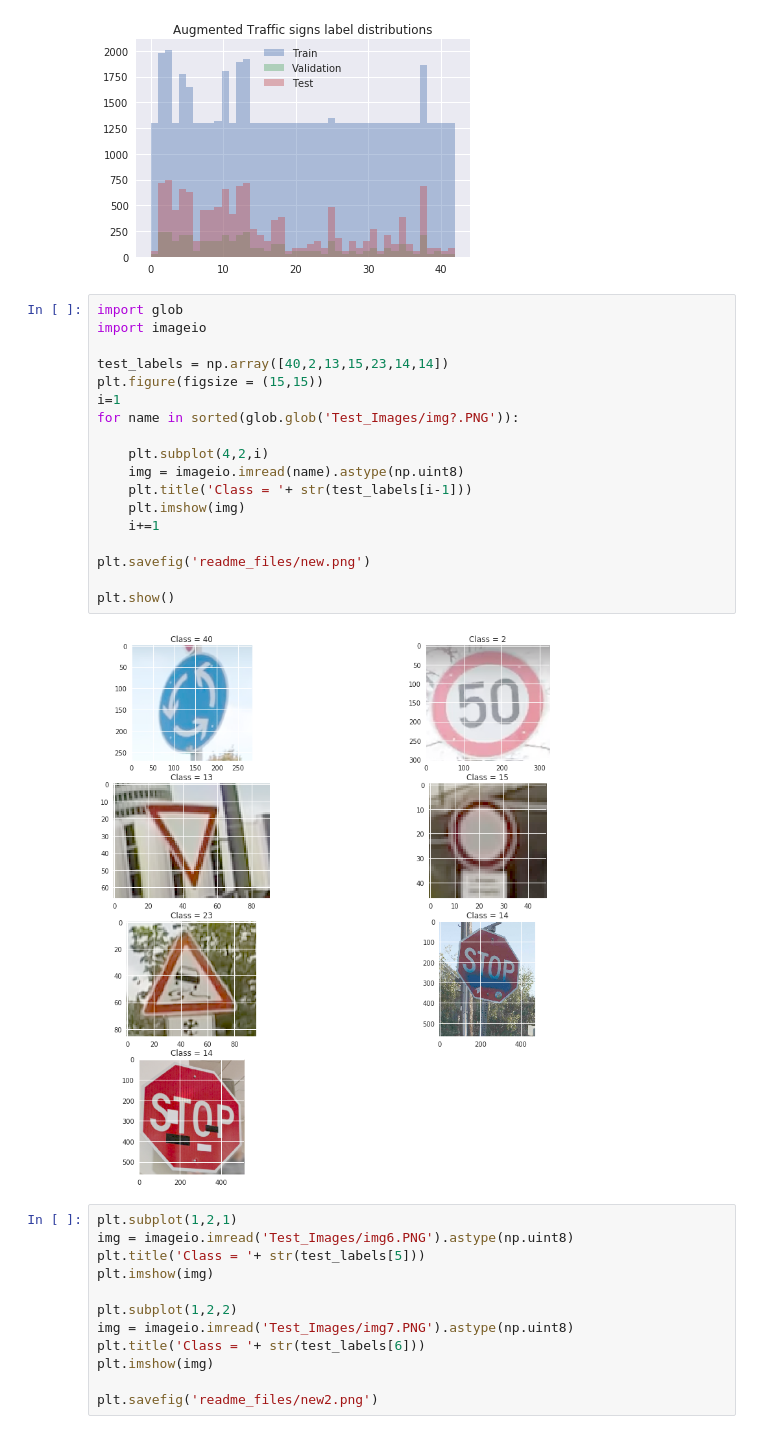
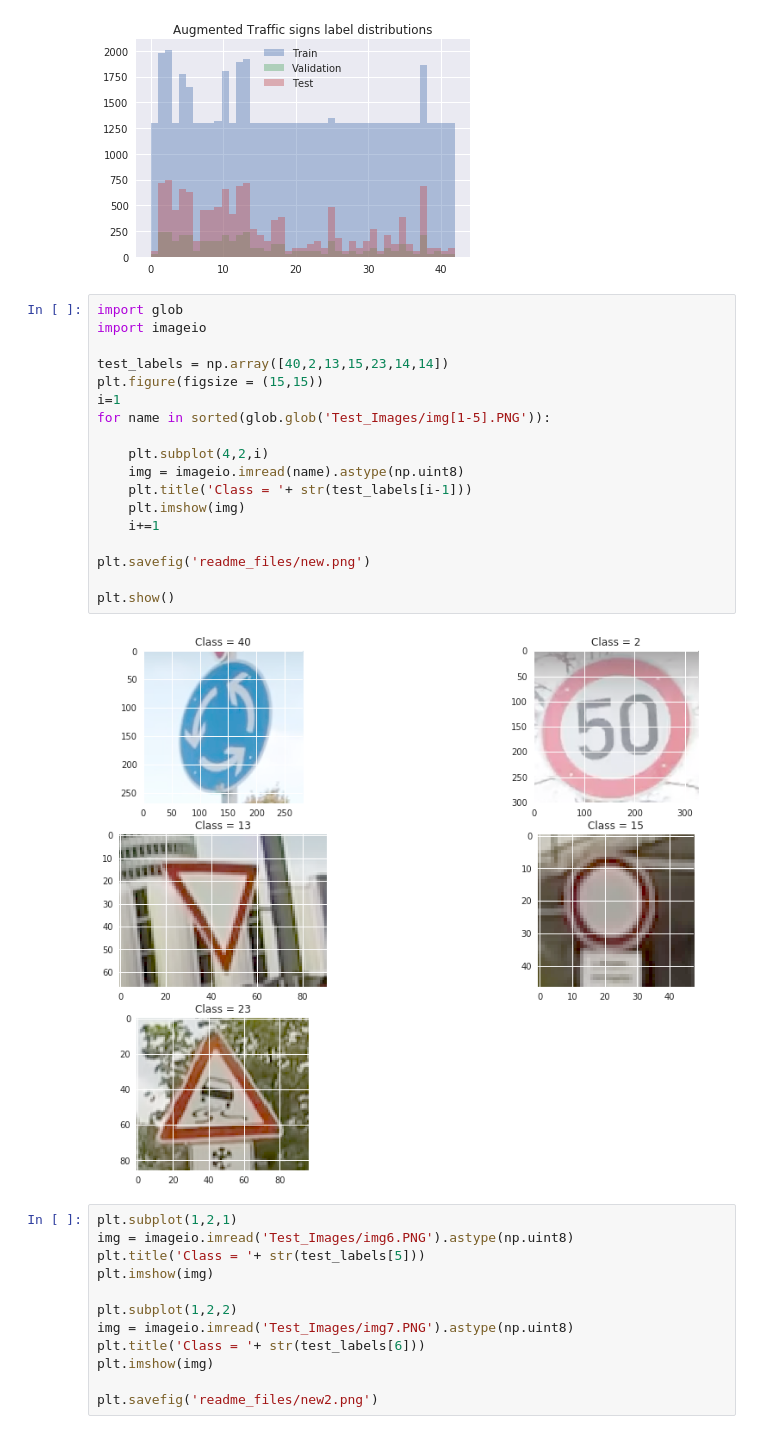
Before and after one commit to parinp/CarND-Traffic-Sign-Classifier-Project, a Jupyter notebook: Images.ipynb, the cells around one changed output. Cells and saved outputs as stored; diff of their text form.

```diff
--- a/Images.ipynb
+++ b/Images.ipynb
@@ -113,23 +113,23 @@ plt.savefig('readme_files/aug.png')
 # %%
 import glob
 import imageio
 
 test_labels = np.array([40,2,13,15,23,14,14])
 plt.figure(figsize = (15,15))
 i=1
-for name in sorted(glob.glob('Test_Images/img?.PNG')):
+for name in sorted(glob.glob('Test_Images/img[1-5].PNG')):
 
     plt.subplot(4,2,i)
     img = imageio.imread(name).astype(np.uint8)
     plt.title('Class = '+ str(test_labels[i-1]))
     plt.imshow(img)
     i+=1
 
 plt.savefig('readme_files/new.png')
 
 plt.show()
 # %% [output]
-[figure, old version]
+[figure, new version]
 # %%
 plt.subplot(1,2,1)
 img = imageio.imread('Test_Images/img6.PNG').astype(np.uint8)
```
Also changed, not shown: 1 other file.
